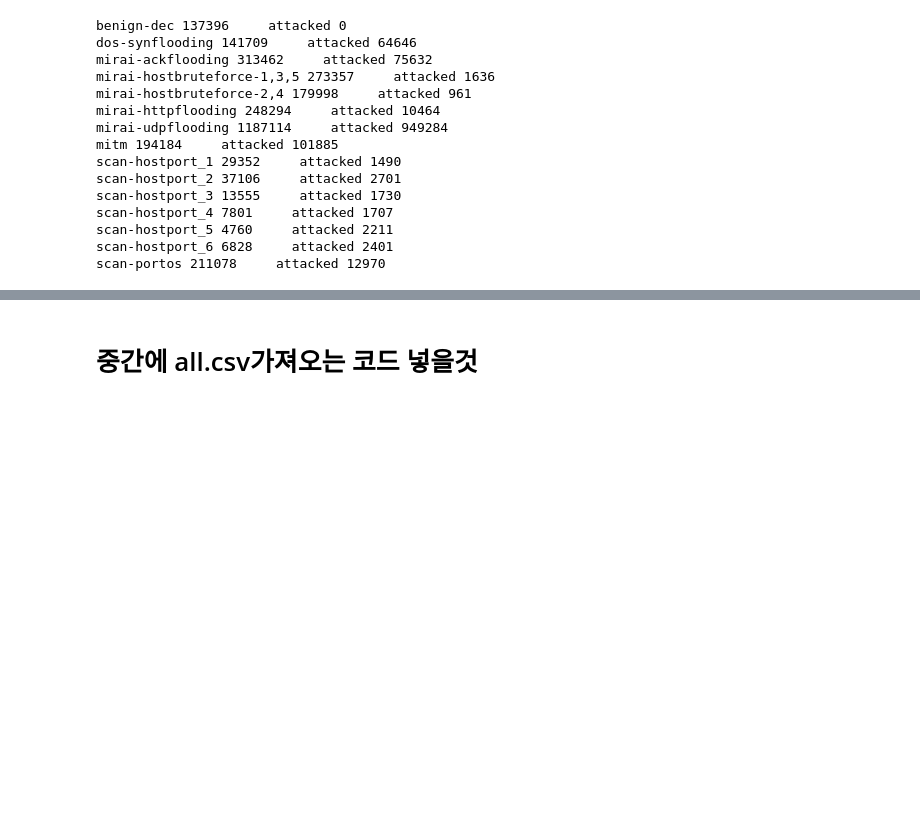
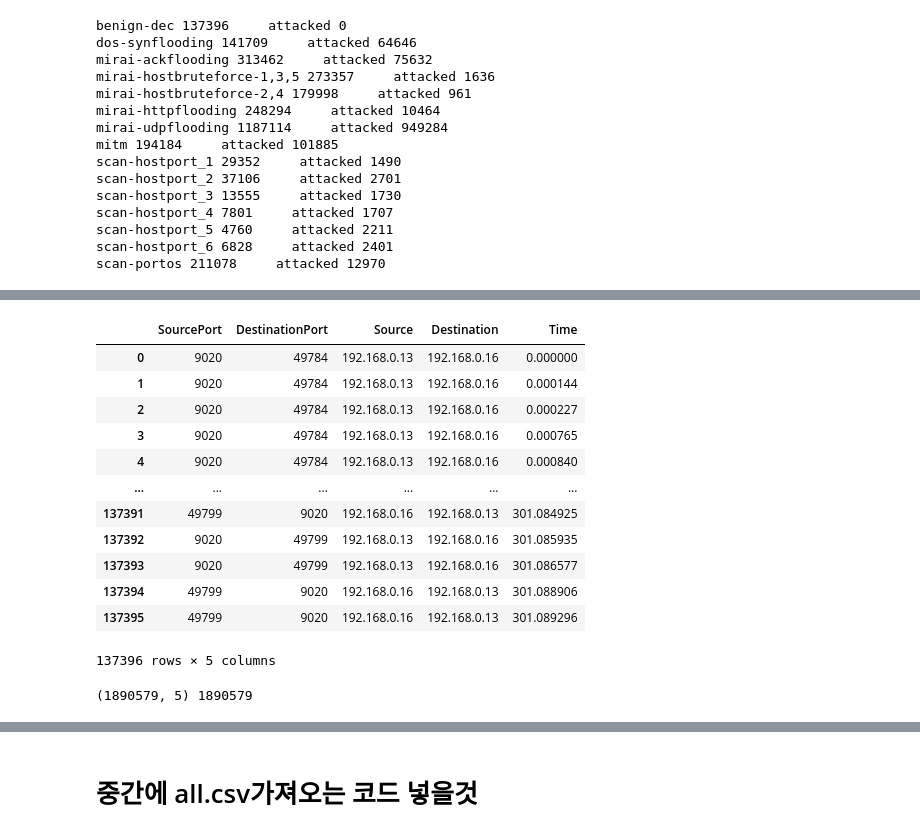
Before and after one commit to hykhhijk/Packet-classifier, a Jupyter notebook: Packet_classifier.ipynb, the cells around one changed output, grey strips where cells are left out. Saved outputs shown, nothing was run; the diff lists cells and outputs as text; code cells hidden in the pictures; blank space fills up the shorter version.

```diff
--- a/Untitled.ipynb
+++ b/Packet_classifier.ipynb
@@ -175,0 +193,11 @@ for i in dict_names:
+# %%
+X_reduced = {}
+for i in X_dict.keys():
+    X_dict[i]["SourcePort"] = (X_dict[i]["37"]+X_dict[i]["38"]).apply(to_int)
+    X_dict[i]["DestinationPort"] = (X_dict[i]["39"]+X_dict[i]["40"]).apply(to_int)
+    X_reduced[i] = pd.DataFrame()
+    X_reduced[i]["SourcePort"] = X_dict[i]["SourcePort"]
+    X_reduced[i]["DestinationPort"] = X_dict[i]["DestinationPort"]
+    X_reduced[i]["Source"] = X_dict[i]["Source"]
+    X_reduced[i]["Destination"] = X_dict[i]["Destination"]
+    X_reduced[i]["Time"] = X_dict[i]["Time"]
@@ -175,0 +229,16 @@ for i in dict_names:
+# %%
+X_reduced['benign-dec']
+# %% [output]
+|  | SourcePort | DestinationPort | Source | Destination | Time |
+| 0 | 9020 | 49784 | 192.168.0.13 | 192.168.0.16 | 0.000000 |
+| 1 | 9020 | 49784 | 192.168.0.13 | 192.168.0.16 | 0.000144 |
+| 2 | 9020 | 49784 | 192.168.0.13 | 192.168.0.16 | 0.000227 |
+| 3 | 9020 | 49784 | 192.168.0.13 | 192.168.0.16 | 0.000765 |
+| 4 | 9020 | 49784 | 192.168.0.13 | 192.168.0.16 | 0.000840 |
+| ... | ... | ... | ... | ... | ... |
+| 137391 | 49799 | 9020 | 192.168.0.16 | 192.168.0.13 | 301.084925 |
+| 137392 | 9020 | 49799 | 192.168.0.13 | 192.168.0.16 | 301.085935 |
+| 137393 | 9020 | 49799 | 192.168.0.13 | 192.168.0.16 | 301.086577 |
+| 137394 | 49799 | 9020 | 192.168.0.16 | 192.168.0.13 | 301.088906 |
+| 137395 | 49799 | 9020 | 192.168.0.16 | 192.168.0.13 | 301.089296 |
+137396 rows × 5 columns
@@ -176 +256,5 @@ for i in dict_names:
+# %%
+print(X.shape, len(y))
+# %% [output]
+(1890579, 5) 1890579
 # %%
```
Also changed, not shown: parts of 34 cells of this notebook, 1 other file.
